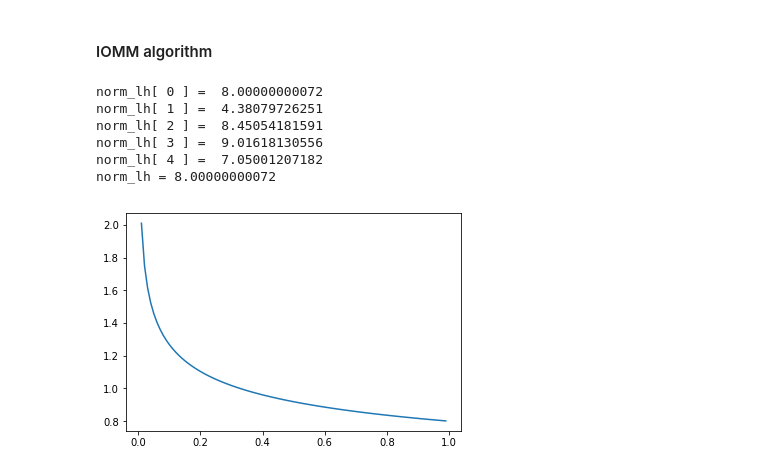
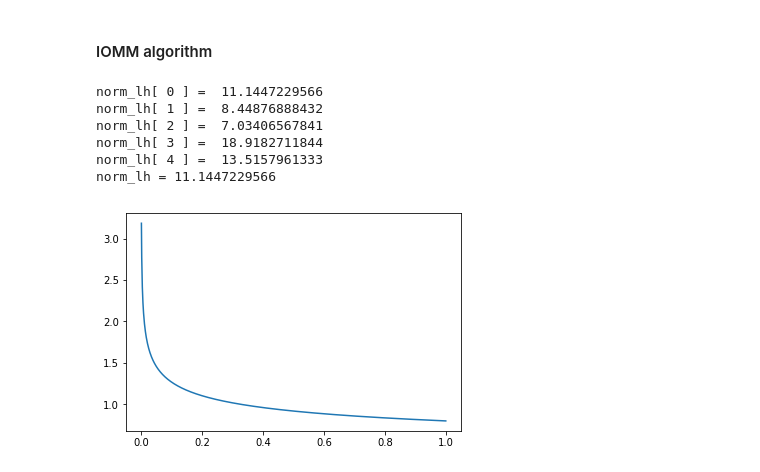
Before and after one commit to AntoineG92/bayes_overlapping_clusters, a Jupyter notebook: IOMM_algo_synthetic_data_AG_V2.ipynb, the cells around one changed output. Saved outputs shown, nothing was run; the diff lists cells and outputs as text; code cells hidden in the pictures.

```diff
--- a/IOMM_algo_synthetic_data_AG_V2.ipynb
+++ b/IOMM_algo_synthetic_data_AG_V2.ipynb
@@ -73,22 +77,23 @@ IOMM = iomm.IOMM(N = N,
                  theta = theta,
                  alpha_prior = alpha_prior,
                  omega = 10,
-                 copy_rows = 4)
+                 copy_rows = 4,
+                 burning_period=burning_period)
 # %% [output]
-norm_lh[ 0 ] =  8.00000000072
-norm_lh[ 1 ] =  4.38079726251
-norm_lh[ 2 ] =  8.45054181591
-norm_lh[ 3 ] =  9.01618130556
-norm_lh[ 4 ] =  7.05001207182
-norm_lh = 8.00000000072
+norm_lh[ 0 ] =  11.1447229566
+norm_lh[ 1 ] =  8.44876888432
+norm_lh[ 2 ] =  7.03406567841
+norm_lh[ 3 ] =  18.9182711844
+norm_lh[ 4 ] =  13.5157961333
+norm_lh = 11.1447229566
 # %%
 import matplotlib.pyplot as plt
 import numpy as np
 from scipy.stats import beta
-plt.plot(np.arange(0,1,0.01),beta.pdf(np.arange(0,1,0.01),4/K,1))
+plt.plot(np.arange(0,1,0.001),beta.pdf(np.arange(0,1,0.001),4/K,1))
 plt.show()
 # %% [output]
-[figure, old version]
+[figure, new version]
 # %%
 Z_hat = IOMM.learning(apply_log=False)
 # %% [output]
```
Also changed, not shown: parts of 8 cells of this notebook, 1 other file.
